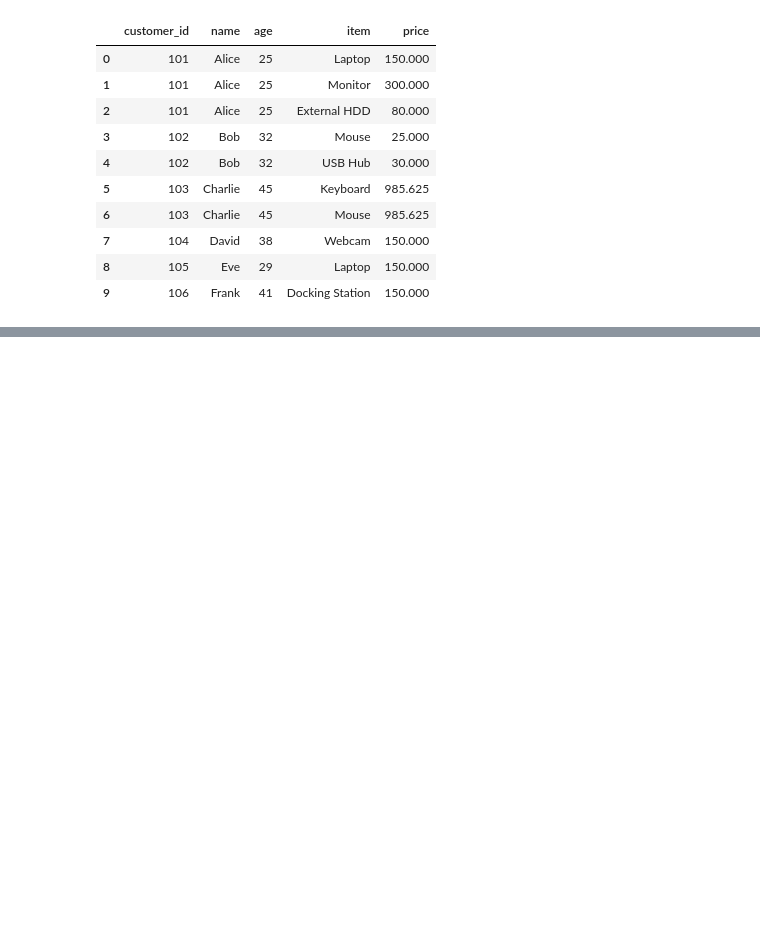
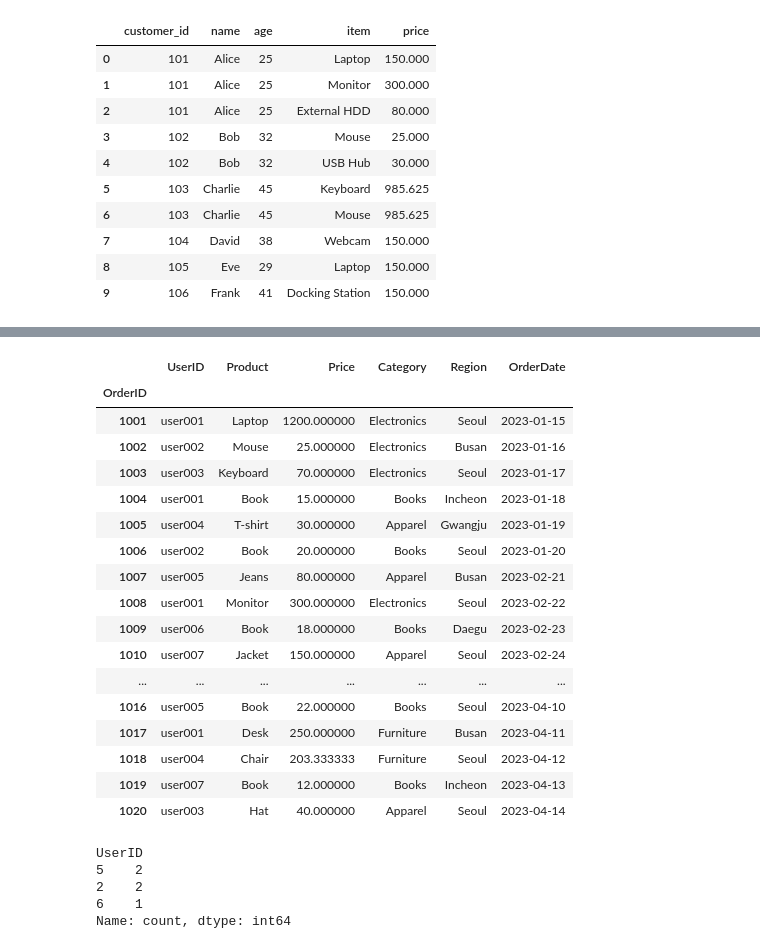
Before and after one commit to Jeronimo6344/data-analysis-basic, a Jupyter notebook: 04 Data Preprocessing 2/04 - 연습문제.ipynb, the cells around one changed output, grey strips where cells are left out. Drawn from its saved outputs; the diff is of its cells as text; code cells hidden in the pictures; blank space fills up the shorter version.

```diff
--- a/04 Data Preprocessing 2/04 - 연습문제.ipynb
+++ b/04 Data Preprocessing 2/04 - 연습문제.ipynb
@@ -127,0 +332,32 @@ df_final.describe()
+# %%
+price_mean=origin['Price'].mean()
+my_df=origin.fillna(price_mean)
+my_df
+# %% [output]
+|  | UserID | Product | Price | Category | Region | OrderDate |
+| OrderID |  |  |  |  |  |  |
+| 1001 | user001 | Laptop | 1200.000000 | Electronics | Seoul | 2023-01-15 |
+| 1002 | user002 | Mouse | 25.000000 | Electronics | Busan | 2023-01-16 |
+| 1003 | user003 | Keyboard | 70.000000 | Electronics | Seoul | 2023-01-17 |
+| 1004 | user001 | Book | 15.000000 | Books | Incheon | 2023-01-18 |
+| 1005 | user004 | T-shirt | 30.000000 | Apparel | Gwangju | 2023-01-19 |
+| 1006 | user002 | Book | 20.000000 | Books | Seoul | 2023-01-20 |
+| 1007 | user005 | Jeans | 80.000000 | Apparel | Busan | 2023-02-21 |
+| 1008 | user001 | Monitor | 300.000000 | Electronics | Seoul | 2023-02-22 |
+| 1009 | user006 | Book | 18.000000 | Books | Daegu | 2023-02-23 |
+| 1010 | user007 | Jacket | 150.000000 | Apparel | Seoul | 2023-02-24 |
+| ... | ... | ... | ... | ... | ... | ... |
+| 1016 | user005 | Book | 22.000000 | Books | Seoul | 2023-04-10 |
+| 1017 | user001 | Desk | 250.000000 | Furniture | Busan | 2023-04-11 |
+| 1018 | user004 | Chair | 203.333333 | Furniture | Seoul | 2023-04-12 |
+| 1019 | user007 | Book | 12.000000 | Books | Incheon | 2023-04-13 |
+| 1020 | user003 | Hat | 40.000000 | Apparel | Seoul | 2023-04-14 |
+# %%
+sort_df=my_df.groupby(['Category']).count()
+sort_df['UserID'].value_counts().head(3)
+# %% [output]
+UserID
+5    2
+2    2
+6    1
+Name: count, dtype: int64
```
Also changed, not shown: parts of 19 cells of this notebook, 4 other files.
